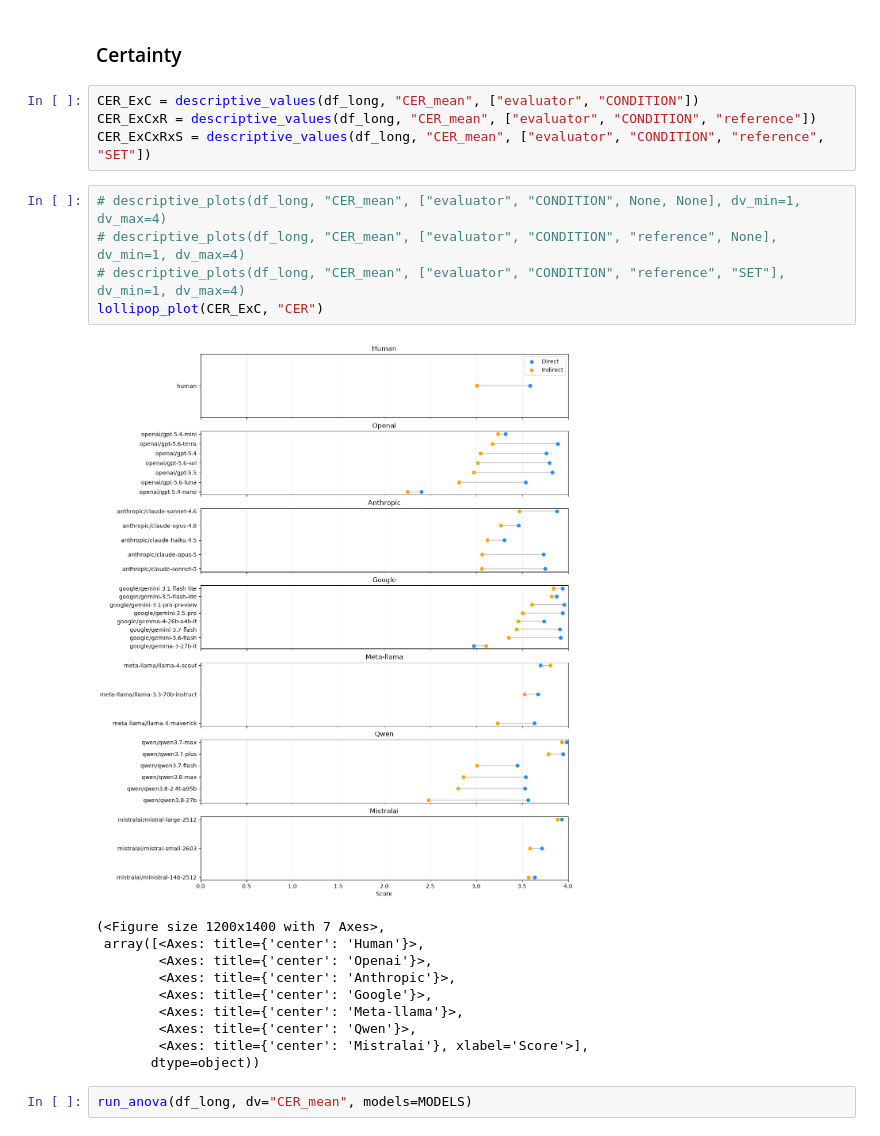
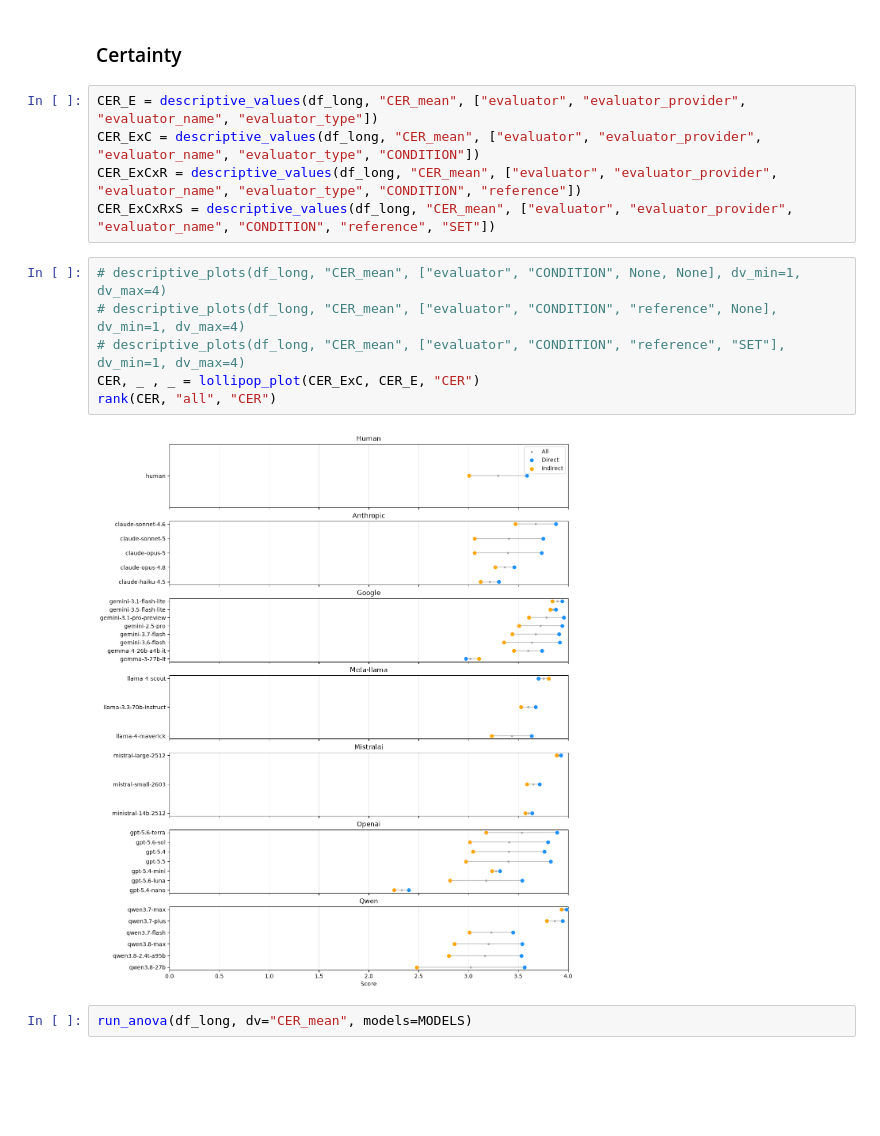
Before and after one commit to isabellaboux/isa-llm, a Jupyter notebook: analyze_data.ipynb, the cells around one changed output. Cells and saved outputs as stored; diff of their text form; blank space fills up the shorter version.

Commit message:
Refactored analysis, improved lollipop graphs (added all condition and sorted by it), added ranking functions

```diff
--- a/analyze_data.ipynb
+++ b/analyze_data.ipynb
@@ -483,25 +93,18 @@ Index(['id', 'score_mean', 'score_std', 'score_sem'], dtype='str')
 # %% [markdown]
 ### Certainty
 # %%
-CER_ExC = descriptive_values(df_long, "CER_mean", ["evaluator", "CONDITION"])
-CER_ExCxR = descriptive_values(df_long, "CER_mean", ["evaluator", "CONDITION", "reference"])
-CER_ExCxRxS = descriptive_values(df_long, "CER_mean", ["evaluator", "CONDITION", "reference", "SET"])
+CER_E = descriptive_values(df_long, "CER_mean", ["evaluator", "evaluator_provider", "evaluator_name", "evaluator_type"])
+CER_ExC = descriptive_values(df_long, "CER_mean", ["evaluator", "evaluator_provider", "evaluator_name", "evaluator_type", "CONDITION"])
+CER_ExCxR = descriptive_values(df_long, "CER_mean", ["evaluator", "evaluator_provider", "evaluator_name", "evaluator_type", "CONDITION", "reference"])
+CER_ExCxRxS = descriptive_values(df_long, "CER_mean", ["evaluator", "evaluator_provider", "evaluator_name", "CONDITION", "reference", "SET"])
 # %%
 # descriptive_plots(df_long, "CER_mean", ["evaluator", "CONDITION", None, None], dv_min=1, dv_max=4)
 # descriptive_plots(df_long, "CER_mean", ["evaluator", "CONDITION", "reference", None], dv_min=1, dv_max=4)
 # descriptive_plots(df_long, "CER_mean", ["evaluator", "CONDITION", "reference", "SET"], dv_min=1, dv_max=4)
-lollipop_plot(CER_ExC, "CER")
+CER, _ , _ = lollipop_plot(CER_ExC, CER_E, "CER")
+rank(CER, "all", "CER")
 # %% [output]
-[figure, old version]
+[figure, new version]
-(<Figure size 1200x1400 with 7 Axes>,
- array([<Axes: title={'center': 'Human'}>,
-        <Axes: title={'center': 'Openai'}>,
-        <Axes: title={'center': 'Anthropic'}>,
-        <Axes: title={'center': 'Google'}>,
-        <Axes: title={'center': 'Meta-llama'}>,
-        <Axes: title={'center': 'Qwen'}>,
-        <Axes: title={'center': 'Mistralai'}, xlabel='Score'>],
-       dtype=object))
 # %%
 run_anova(df_long, dv="CER_mean", models=MODELS)
 # %% [markdown]
```
Also changed, not shown: parts of 8 cells of this notebook, 51 other files.
